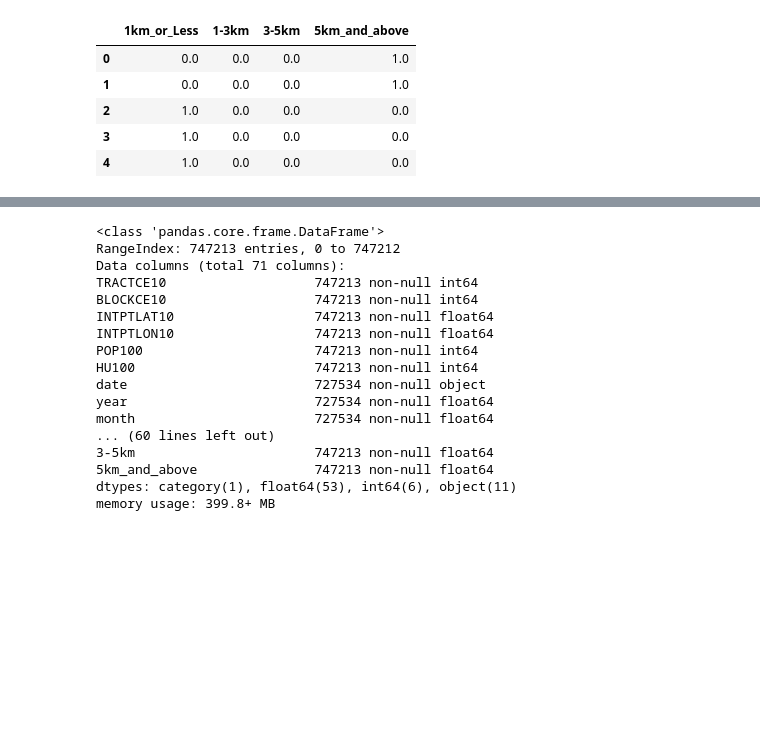
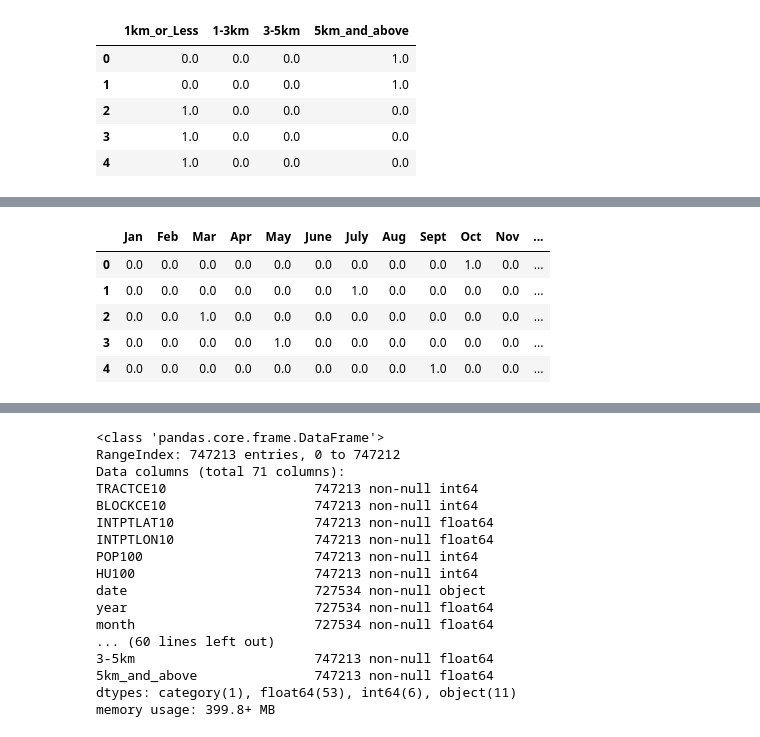
Before and after one commit to rflamenbaum/DataMining_Project1, a Jupyter notebook: HighCrime_2.ipynb, the cells around one changed output, grey strips where cells are left out. Saved outputs shown, nothing was run; the diff lists cells and outputs as text; code cells hidden in the pictures; blank space fills up the shorter version.

```diff
--- a/HighCrime_2.ipynb
+++ b/HighCrime_2.ipynb
@@ -120,0 +139,12 @@ lawDist.head()
+# %%
+month_dum = pd.get_dummies(date_dfpd['month'],drop_first=False)
+month_dum.rename(columns={1.0: 'Jan', 2.0: 'Feb', 3.0:'Mar', 4.0:'Apr', 5.0:'May', 6.0:'June', 7.0:'July',
+                        8.0:'Aug', 9.0:'Sept', 10.0:'Oct', 11.0:'Nov', 12.0:'Dec'}, inplace=True)
+month_dum.head()
+# %% [output]
+|  | Jan | Feb | Mar | Apr | May | June | July | Aug | Sept | Oct | Nov | ... |
+| 0 | 0.0 | 0.0 | 0.0 | 0.0 | 0.0 | 0.0 | 0.0 | 0.0 | 0.0 | 1.0 | 0.0 | ... |
+| 1 | 0.0 | 0.0 | 0.0 | 0.0 | 0.0 | 0.0 | 1.0 | 0.0 | 0.0 | 0.0 | 0.0 | ... |
+| 2 | 0.0 | 0.0 | 1.0 | 0.0 | 0.0 | 0.0 | 0.0 | 0.0 | 0.0 | 0.0 | 0.0 | ... |
+| 3 | 0.0 | 0.0 | 0.0 | 0.0 | 1.0 | 0.0 | 0.0 | 0.0 | 0.0 | 0.0 | 0.0 | ... |
+| 4 | 0.0 | 0.0 | 0.0 | 0.0 | 0.0 | 0.0 | 0.0 | 0.0 | 1.0 | 0.0 | 0.0 | ... |
```
Also changed, not shown: parts of 12 cells of this notebook.
